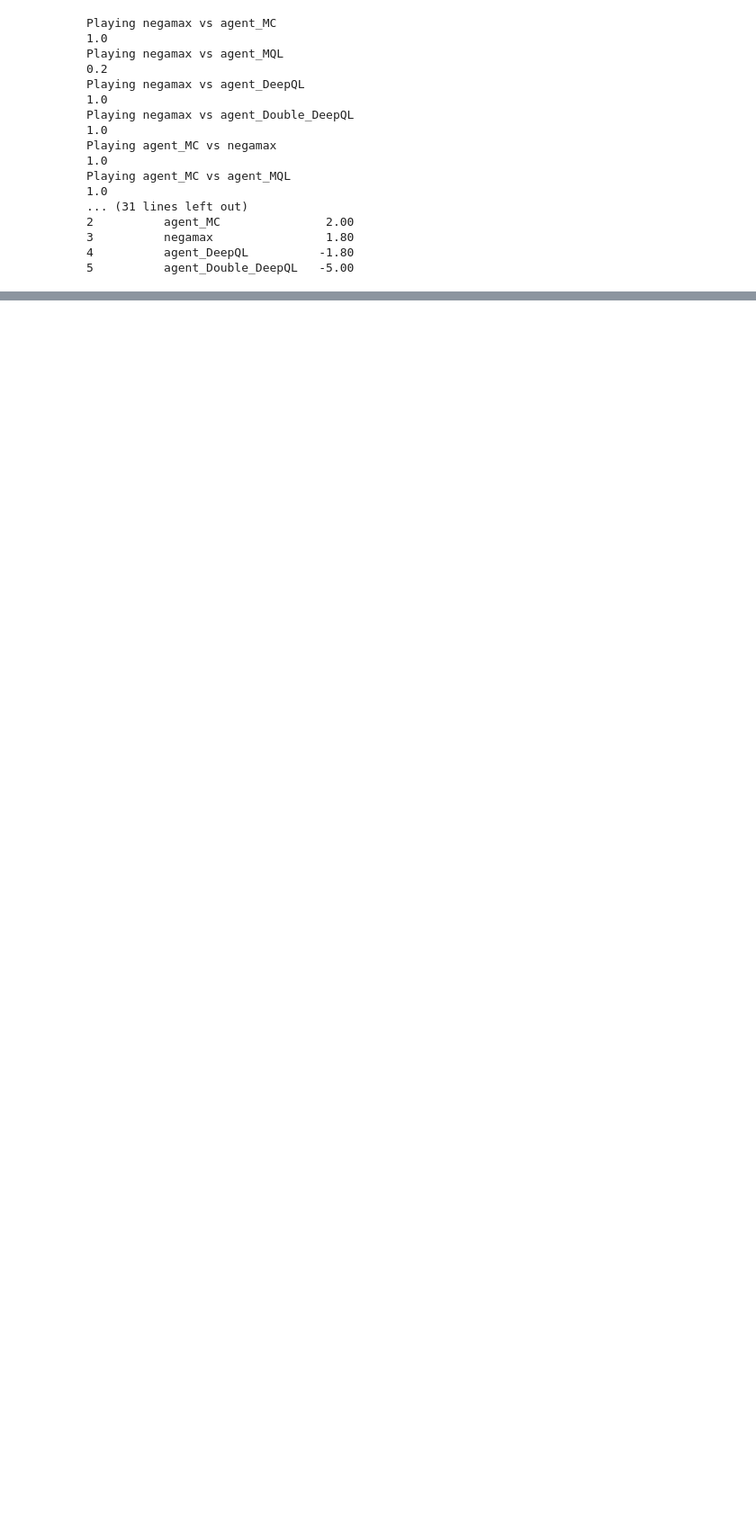
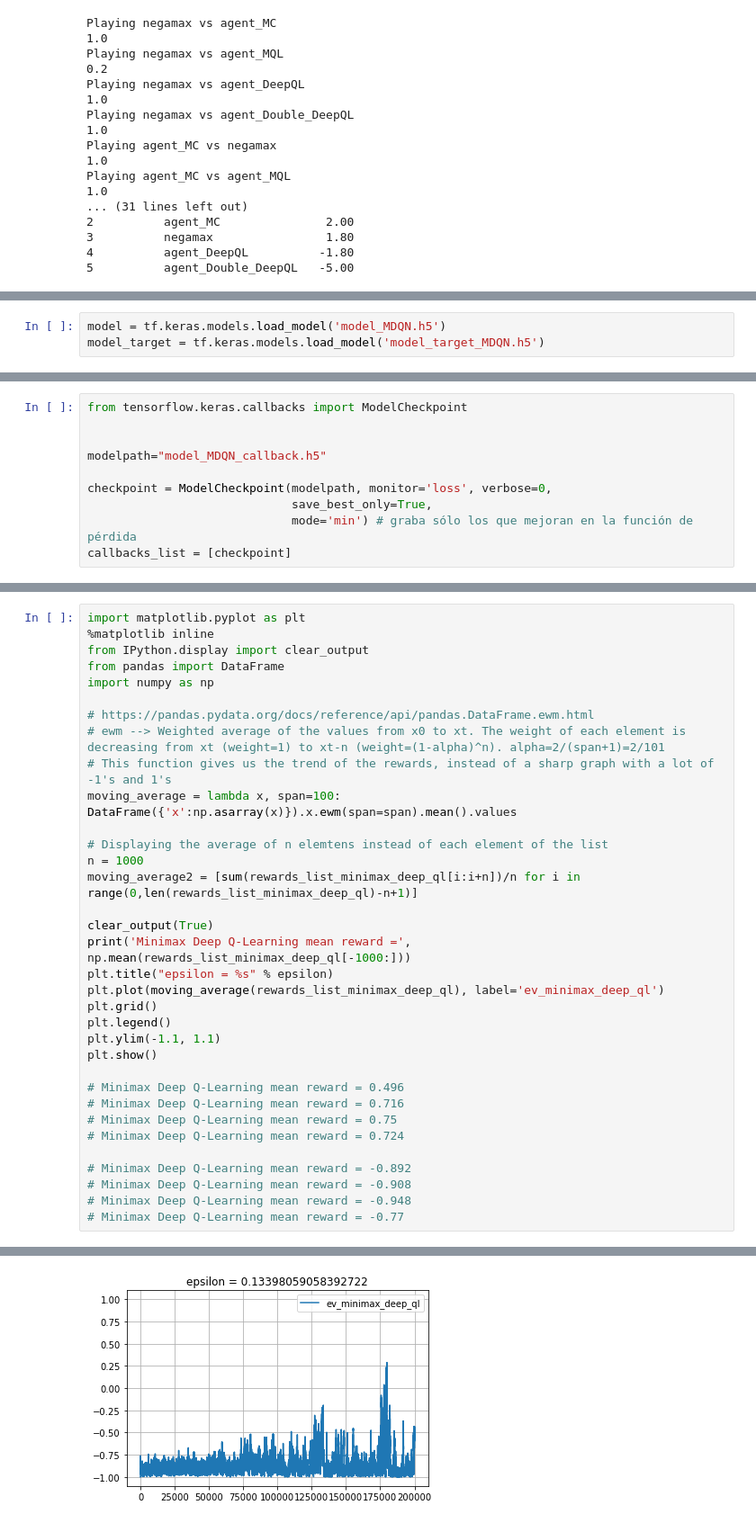
Before and after one commit to ahmachicado/pedl_kaggle_connectx, a Jupyter notebook: connectX.ipynb, the cells around one changed output, grey strips where cells are left out. Shown at 90% size. Saved outputs shown, nothing was run; the diff lists cells and outputs as text; blank space fills up the shorter version.

Commit message:
v1.1 Added Minimax Deep Q-learning

```diff
--- a/connectX.ipynb
+++ b/connectX.ipynb
@@ -4405,0 +4494,3 @@ Playing agent_MC vs agent_MQL
+# %%
+model = tf.keras.models.load_model('model_MDQN.h5')
+model_target = tf.keras.models.load_model('model_target_MDQN.h5')
@@ -4405,0 +4546,10 @@ Playing agent_MC vs agent_MQL
+# %%
+from tensorflow.keras.callbacks import ModelCheckpoint
+
+
+modelpath="model_MDQN_callback.h5"
+
+checkpoint = ModelCheckpoint(modelpath, monitor='loss', verbose=0,
+                             save_best_only=True,
+                             mode='min') # graba sólo los que mejoran en la función de pérdida
+callbacks_list = [checkpoint]
@@ -4405,0 +4973,35 @@ Playing agent_MC vs agent_MQL
+# %%
+import matplotlib.pyplot as plt
+%matplotlib inline
+from IPython.display import clear_output
+from pandas import DataFrame
+import numpy as np
+
+# https://pandas.pydata.org/docs/reference/api/pandas.DataFrame.ewm.html
+# ewm --> Weighted average of the values from x0 to xt. The weight of each element is decreasing from xt (weight=1) to xt-n (weight=(1-alpha)^n). alpha=2/(span+1)=2/101
+# This function gives us the trend of the rewards, instead of a sharp graph with a lot of -1's and 1's
+moving_average = lambda x, span=100: DataFrame({'x':np.asarray(x)}).x.ewm(span=span).mean().values
+
+# Displaying the average of n elemtens instead of each element of the list
+n = 1000
+moving_average2 = [sum(rewards_list_minimax_deep_ql[i:i+n])/n for i in range(0,len(rewards_list_minimax_deep_ql)-n+1)]
+
+clear_output(True)
+print('Minimax Deep Q-Learning mean reward =', np.mean(rewards_list_minimax_deep_ql[-1000:]))
+plt.title("epsilon = %s" % epsilon)
+plt.plot(moving_average(rewards_list_minimax_deep_ql), label='ev_minimax_deep_ql')
+plt.grid()
+plt.legend()
+plt.ylim(-1.1, 1.1)
+plt.show()
+
+# Minimax Deep Q-Learning mean reward = 0.496
+# Minimax Deep Q-Learning mean reward = 0.716
+# Minimax Deep Q-Learning mean reward = 0.75
+# Minimax Deep Q-Learning mean reward = 0.724
+
+# Minimax Deep Q-Learning mean reward = -0.892
+# Minimax Deep Q-Learning mean reward = -0.908
+# Minimax Deep Q-Learning mean reward = -0.948
+# Minimax Deep Q-Learning mean reward = -0.77
+# %% [output]
@@ -4405,0 +5009 @@ Playing agent_MC vs agent_MQL
+[figure, added]
```
Also changed, not shown: parts of 51 cells of this notebook.
